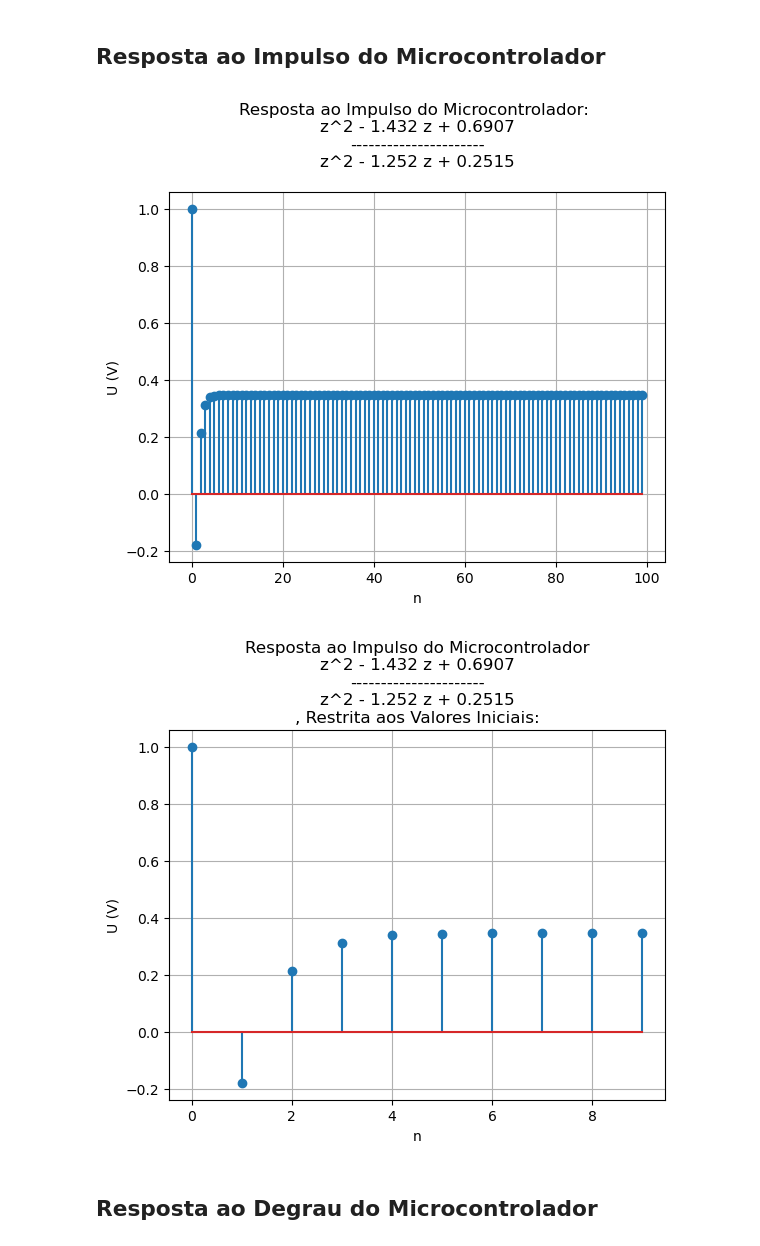
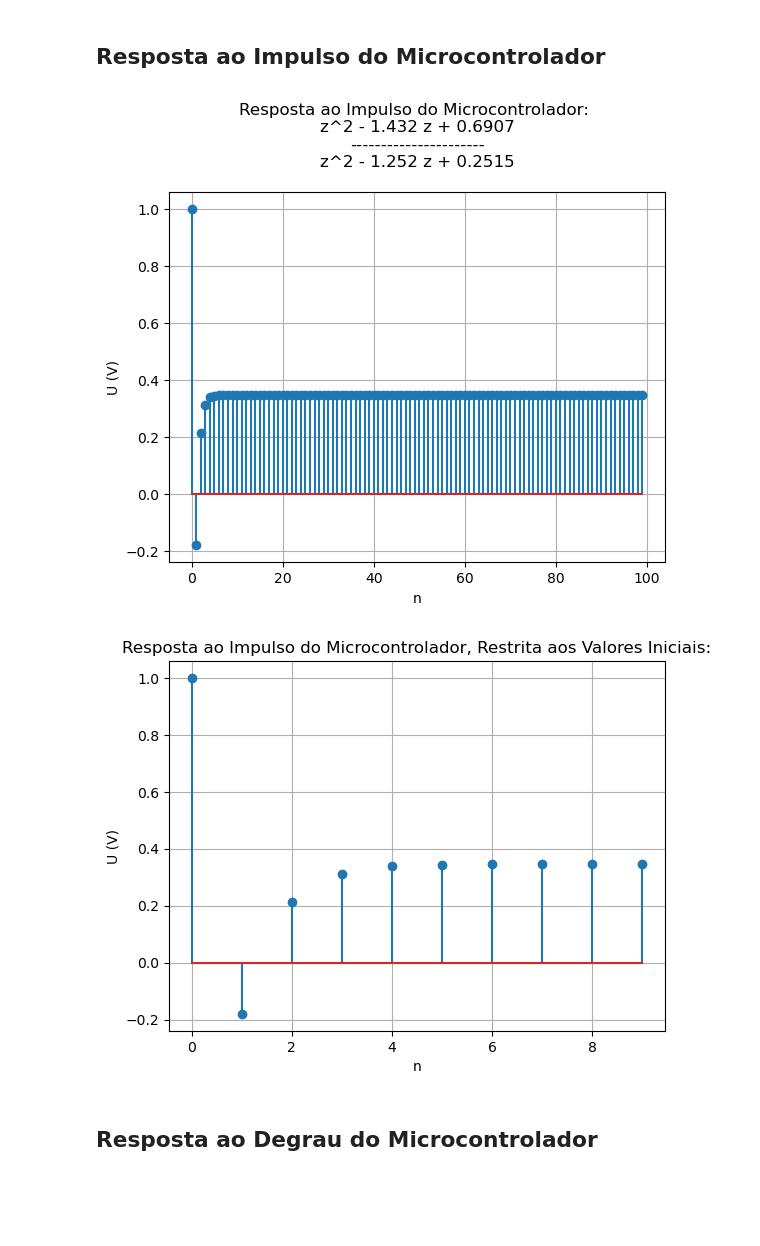
Before and after one commit to Emanuel600/Misc, a Jupyter notebook: Simul_Controle/Projeto 1 - Modelagem da Planta.ipynb, the cells around one changed output. Cells and saved outputs as stored; diff of their text form; code cells hidden in the pictures; blank space fills up the shorter version.

```diff
--- a/Simul_Controle/Projeto 1 - Modelagem da Planta.ipynb
+++ b/Simul_Controle/Projeto 1 - Modelagem da Planta.ipynb
@@ -192,6 +192,7 @@ plt.show()
 #     |C(z1)G(z1)|
 #
 [[[b]], [[a]]] = ct.tfdata(CGz)
+b   = np.real(b)
 K   = np.abs(np.polyval(a, z1)/np.polyval(b, z1))
 # Ajustando ganho do integrador
 print("α:", alpha)
@@ -288,27 +289,28 @@ Podemos ver pelo gráfico que o tempo de acomodação está próximo de 17 ms, o
 # %%
 import scipy.signal as sp
 
 Erro    = np.zeros(100)
 Erro[0] = 1
 [[[b]], [[a]]] = ct.tfdata(Cz)
+b              = np.real(b)
 Clfilt = sp.lfilter(b, a, Erro)
 ####
 plt.stem(Clfilt)
 plt.title("Resposta ao Impulso do Microcontrolador: " + str(Cz))
 plt.xlabel("n")
 plt.ylabel("U (V)")
 plt.grid(True)
 plt.show()
 ####
 plt.stem(Clfilt[0:10])
-plt.title("Resposta ao Impulso do Microcontrolador" + str(Cz) + ", Restrita aos Valores Iniciais:")
+plt.title("Resposta ao Impulso do Microcontrolador, Restrita aos Valores Iniciais:")
 plt.xlabel("n")
 plt.ylabel("U (V)")
 plt.grid(True)
 plt.show()
 # %% [output]
 [figure]
-[figure, old version]
+[figure, new version]
 # %% [markdown]
 ## Resposta ao Degrau do Microcontrolador
 # %%
```
Also changed, not shown: parts of 4 cells of this notebook.
